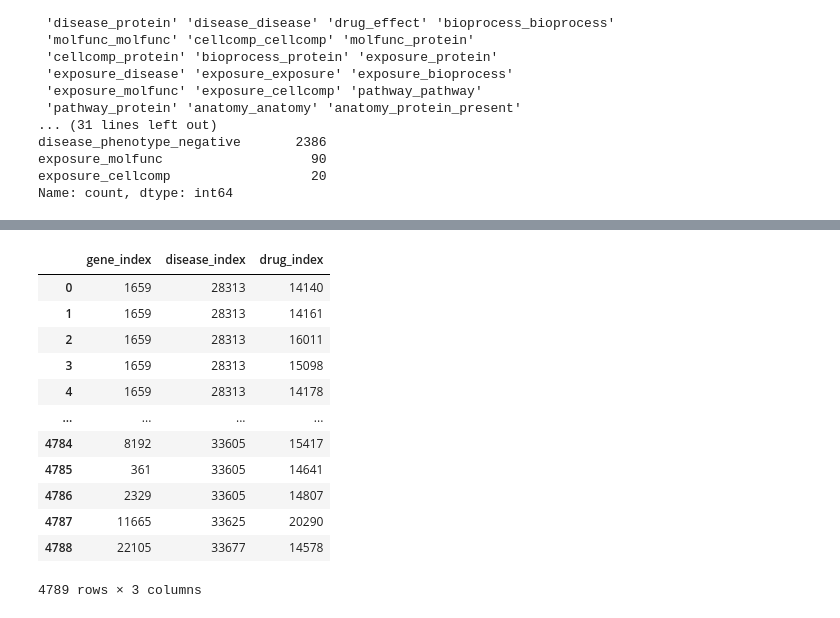
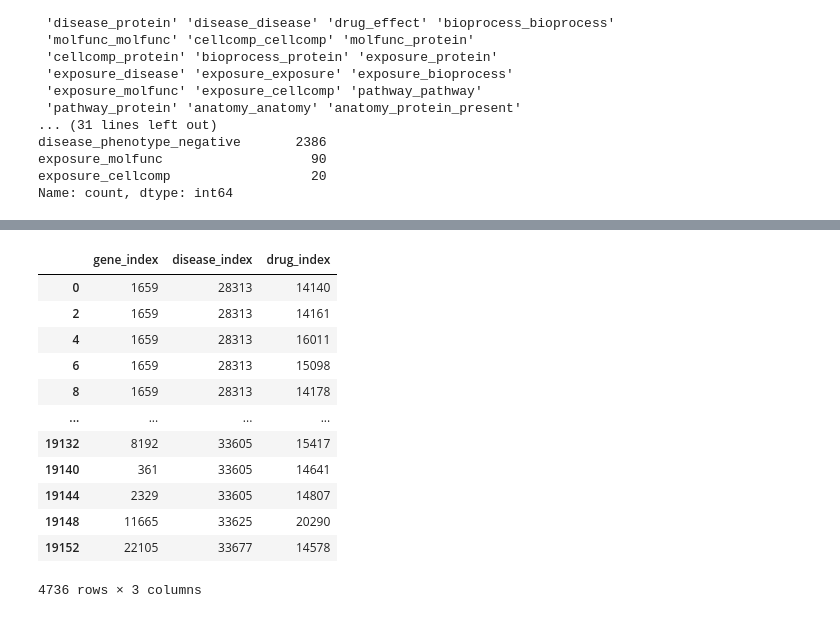
Before and after one commit to jesseliu0913/drug_repurpose, a Jupyter notebook: split_data/analysis_data.ipynb, the cells around one changed output, grey strips where cells are left out. Drawn from its saved outputs; the diff is of its cells as text; code cells hidden in the pictures.

```diff
--- a/split_data/analysis_data.ipynb
+++ b/split_data/analysis_data.ipynb
@@ -148,6 +375,5 @@ print(inferred_disease_drug_phenotype)
 # %%
 # Load known indications
 indication_edges = df_edges[df_edges['relation'] == validation_relation][['x_index', 'y_index']]
-indication_edges.columns = ['drug_index', 'disease_index']
 print(indication_edges)
 # %% [output]
@@ -166,2 +392,23 @@ print(indication_edges)
 
 [18776 rows x 2 columns]
+# %%
+merged = indication_edges.merge(
+    df_node[['node_index', 'node_name', 'node_type']],
+    left_on='x_index',
+    right_on='node_index',
+    how='left'
+).rename(columns={
+    'node_name': 'x_name',
+    'node_type': 'x_type'
+}).drop(columns=['node_index'])
+
+merged = merged.merge(
+    df_node[['node_index', 'node_name', 'node_type']],
+    left_on='y_index',
+    right_on='node_index',
+    how='left'
+).rename(columns={
+    'node_name': 'y_name',
+    'node_type': 'y_type'
+}).drop(columns=['node_index'])
+merged
@@ -167,0 +429,21 @@ print(indication_edges)
+# %%
+
+def clarify_roles(row):
+    if row['x_type'] == 'drug':
+        return pd.Series({
+            'drug_index': row['x_index'],
+            'drug_name': row['x_name'],
+            'disease_index': row['y_index'],
+            'disease_name': row['y_name']
+        })
+    else:
+        return pd.Series({
+            'drug_index': row['y_index'],
+            'drug_name': row['y_name'],
+            'disease_index': row['x_index'],
+            'disease_name': row['x_name']
+        })
+
+indication_edges = merged.apply(clarify_roles, axis=1)
+indication_edges = indication_edges[['drug_index', 'disease_index']]
+indication_edges
@@ -168,17 +464,17 @@ print(indication_edges)
 # %%
 valid_ddprotein = pd.merge(inferred_disease_drug_protein, indication_edges, on=['drug_index', 'disease_index'])
-valid_ddprotein
+valid_ddprotein.drop_duplicates()
 # %% [output]
 |  | gene_index | disease_index | drug_index |
 | 0 | 1659 | 28313 | 14140 |
-| 1 | 1659 | 28313 | 14161 |
-| 2 | 1659 | 28313 | 16011 |
-| 3 | 1659 | 28313 | 15098 |
-| 4 | 1659 | 28313 | 14178 |
+| 2 | 1659 | 28313 | 14161 |
+| 4 | 1659 | 28313 | 16011 |
+| 6 | 1659 | 28313 | 15098 |
+| 8 | 1659 | 28313 | 14178 |
 | ... | ... | ... | ... |
-| 4784 | 8192 | 33605 | 15417 |
-| 4785 | 361 | 33605 | 14641 |
-| 4786 | 2329 | 33605 | 14807 |
-| 4787 | 11665 | 33625 | 20290 |
-| 4788 | 22105 | 33677 | 14578 |
+| 19132 | 8192 | 33605 | 15417 |
+| 19140 | 361 | 33605 | 14641 |
+| 19144 | 2329 | 33605 | 14807 |
+| 19148 | 11665 | 33625 | 20290 |
+| 19152 | 22105 | 33677 | 14578 |
-4789 rows × 3 columns
+4736 rows × 3 columns
```
Also changed, not shown: parts of 30 cells of this notebook, 14 other files.
